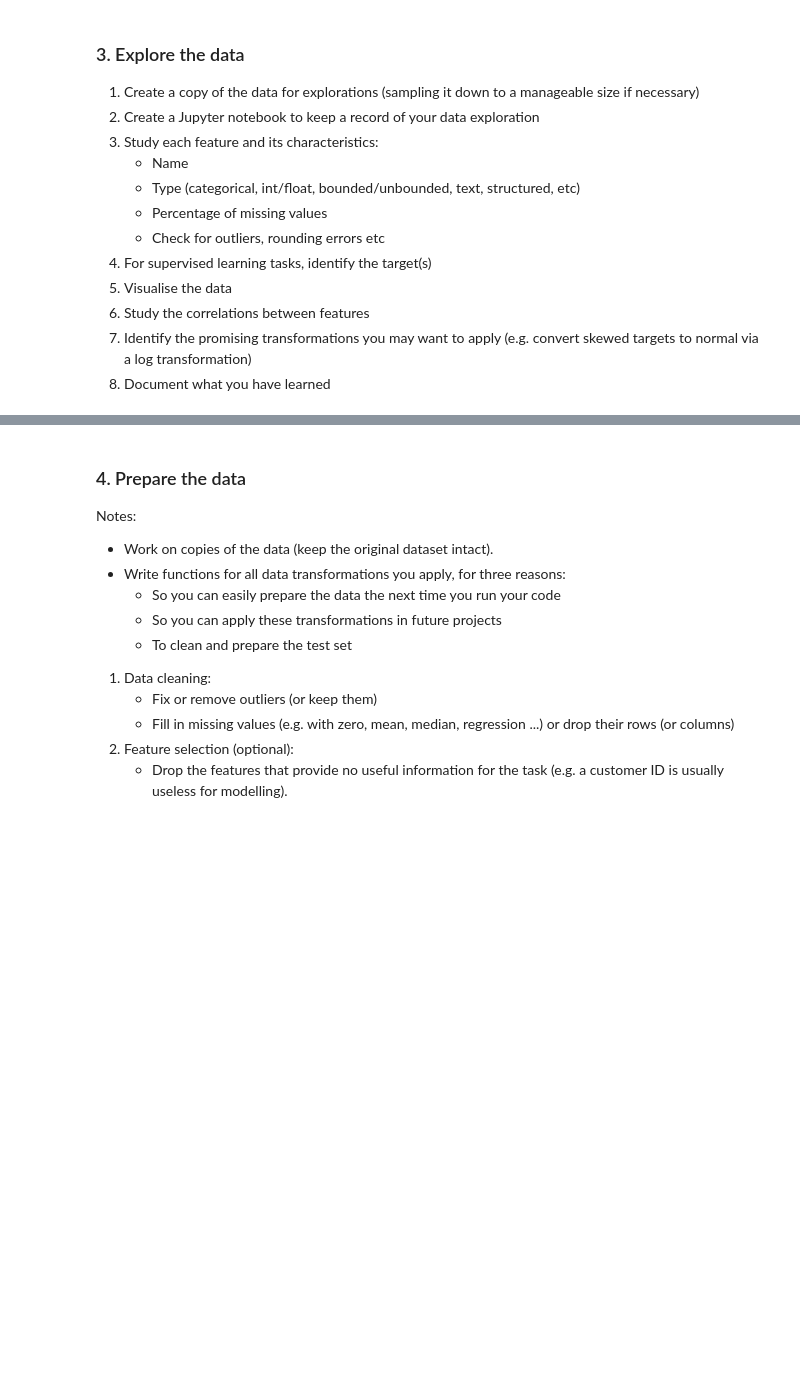
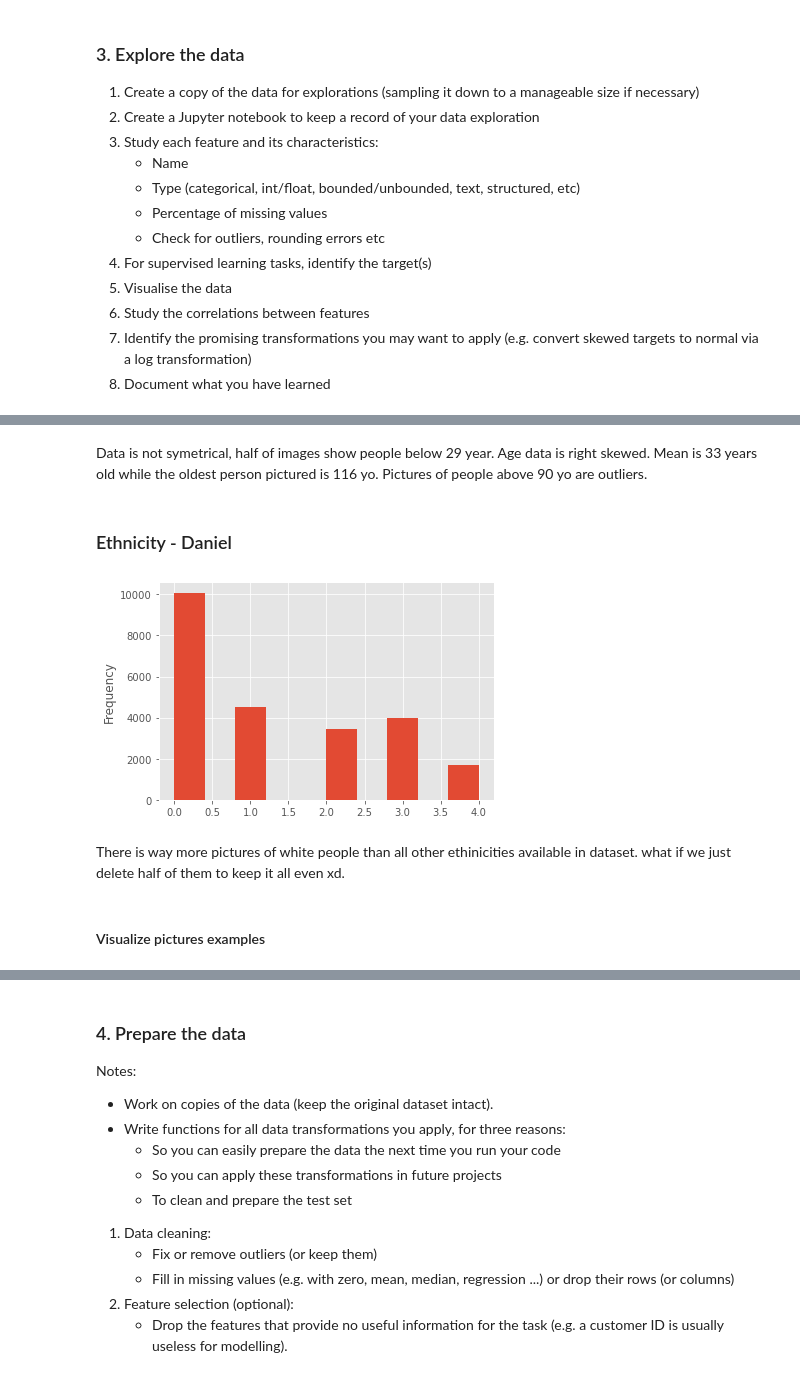
Before and after one commit to Beadhangerone/MAL, a Jupyter notebook: MAL Exercise 7.ipynb, the cells around one changed output, grey strips where cells are left out. Drawn from its saved outputs; the diff is of its cells as text; code cells hidden in the pictures; blank space fills up the shorter version.

```diff
--- a/MAL Exercise 7.ipynb
+++ b/MAL Exercise 7.ipynb
@@ -201,0 +110,14 @@ Accuracy on test data: [1.133062720298767, 0.51121985912323]
+# %% [markdown]
+
+Data is not symetrical, half of images show people below 29 year. Age data is right skewed. Mean is 33 years old while the oldest person pictured is 116 yo. Pictures of people above 90 yo are outliers.
+# %% [markdown]
+### Ethnicity - Daniel
+# %%
+df['ethnicity'].plot(kind="hist")
+plt.show()
+# %% [output]
+[figure, added]
+# %% [markdown]
+There is way more pictures of white people than all other ethinicities available in dataset. what if we just delete half of them to keep it all even xd.
+# %% [markdown]
+#### Visualize pictures examples
```
Also changed, not shown: parts of 40 cells of this notebook, 1 other file.
